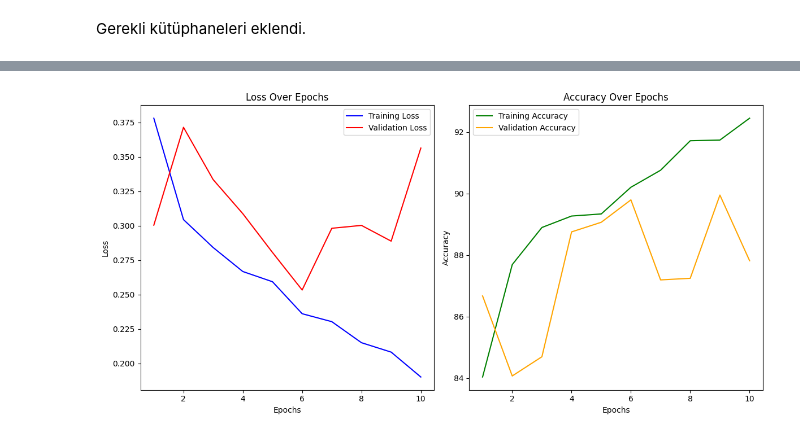
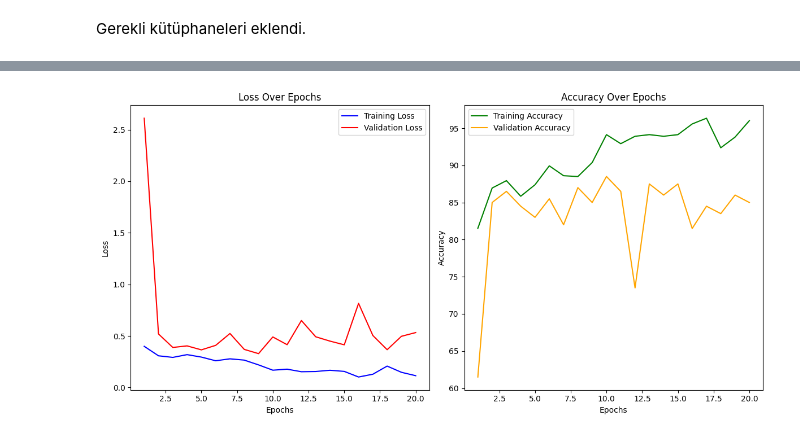
Before and after one commit to bahardmr08/Sagl-ktaYapayZeka, a Jupyter notebook: skin_cancer.ipynb, the cells around one changed output, grey strips where cells are left out. Saved outputs shown, nothing was run; the diff lists cells and outputs as text; code cells hidden in the pictures.

Commit message:
20 epoch eğitildi

```diff
--- a/skin_cancer.ipynb
+++ b/skin_cancer.ipynb
@@ -18,8 +18,8 @@ from PIL import Image
 from tqdm import tqdm
 # %%
 # Eğitim ve test veri dizinlerinin bulunduğu yerler
-train_data_dir = r'C:\\Users\\bahar\\melanoma_cancer\\train'
-test_data_dir = r'C:\\Users\bahar\\melanoma_cancer\\test'
+train_data_dir = r'C:\\archive\\melanoma_cancer_dataset\\test'
+test_data_dir = r'C:\\archive\\melanoma_cancer_dataset\\train'
 # %%
 # Veri yükleme fonksiyonu (yalnızca görüntü dosyalarını seçer)
 def load_data(data_dir):
@@ -213,7 +216,7 @@ from imblearn.over_sampling import SMOTE
 device = torch.device("cuda" if torch.cuda.is_available() else "cpu")
 model = model.to(device)
 
-def train_model(model, train_loader, val_loader, criterion, optimizer, scheduler=None, num_epochs=10, smote=True, batch_size=8):
+def train_model(model, train_loader, val_loader, criterion, optimizer, scheduler=None, num_epochs=20, smote=True, batch_size=16):
     train_losses, val_losses = [], []
     train_accuracies, val_accuracies = [], []
 
@@ -228,6 +231,8 @@ def train_model(model, train_loader, val_loader, criterion, optimizer, scheduler
 
         # Eğitim verilerini topla ve etiketleri sayısal değerlere dönüştür
         for images, labels in train_loader:
+            if isinstance(labels, torch.Tensor):
+                labels = labels.numpy()  # Eğer etiketler tensor ise, NumPy dizisine dönüştür
             labels = label_encoder.fit_transform(labels)  # Etiketleri sayısal değerlere dönüştür
             all_train_data.append(images)
             all_train_labels.append(torch.tensor(labels, dtype=torch.long))  # NumPy yerine Tensor olarak ekle
@@ -269,6 +274,7 @@ def train_model(model, train_loader, val_loader, criterion, optimizer, scheduler
 
         # SMOTE sonrası veriyi yeniden şekillendir (4D format: batch_size, channels, height, width)
         X_res_tensor = X_res_tensor.view(-1, 3, 224, 224)  # 3 kanal ve 224x224 boyutundaysa
+        print("X_res_tensor shape before reshaping:", X_res_tensor.shape)
 
         # Yeni eğitim veri kümesi
         train_dataset = TensorDataset(X_res_tensor, y_res_tensor)
@@ -282,7 +288,16 @@ def train_model(model, train_loader, val_loader, criterion, optimizer, scheduler
         correct = 0
 
         for images, labels in tqdm(train_loader, desc=f"Epoch {epoch+1}/{num_epochs} - Training"):
-            images, labels = images.to(device), labels.to(device)
+            # Ensure that images and labels are tensors
+            images = images.to(device)
+
+            # Etiketleri sayısal hale getirin (eğer hala string ise)
+            if isinstance(labels, torch.Tensor):
+                labels = labels.to(device)
+            else:
+                # Eğer etiketler metinse, sayısal hale getir
+                labels = label_encoder.transform(labels)
+                labels = torch.tensor(labels, dtype=torch.long).to(device)
 
             # Optimizasyonu sıfırla
             optimizer.zero_grad()
@@ -320,7 +335,14 @@ def train_model(model, train_loader, val_loader, criterion, optimizer, scheduler
 
         with torch.no_grad():
             for images, labels in val_loader:
-                images, labels = images.to(device), labels.to(device)
+                images = images.to(device)
+
+                if isinstance(labels, torch.Tensor):
+                    labels = labels.to(device)
+                else:
+                    labels = label_encoder.transform(labels)
+                    labels = torch.tensor(labels, dtype=torch.long).to(device)
+
                 outputs = model(images)
                 loss = criterion(outputs, labels)
 
@@ -340,7 +362,7 @@ def train_model(model, train_loader, val_loader, criterion, optimizer, scheduler
 
 # Modeli eğitin
 train_losses, train_accuracies, val_losses, val_accuracies = train_model(
-    model, train_loader, val_loader, criterion, optimizer, num_epochs=10, smote=True, batch_size=8
+    model, train_loader, val_loader, criterion, optimizer, num_epochs=20, smote=True, batch_size=16
 )
 # %% [output]
 Applying batched SMOTE for class balancing...
@@ -367,35 +393,35 @@ Validation Loss: 0.3563, Validation Accuracy: 87.82%
 # %%
 # Kayıp ve doğruluk grafiklerini çizme
 def plot_metrics(train_losses, train_accuracies, val_losses, val_accuracies, num_epochs):
     epochs = range(1, num_epochs + 1)
 
     plt.figure(figsize=(12, 6))
 
     # Kayıp (Loss) grafiği
     plt.subplot(1, 2, 1)
     plt.plot(epochs, train_losses, label='Training Loss', color='blue')
     plt.plot(epochs, val_losses, label='Validation Loss', color='red')
     plt.title('Loss Over Epochs')
     plt.xlabel('Epochs')
     plt.ylabel('Loss')
     plt.legend()
 
     # Doğruluk (Accuracy) grafiği
     plt.subplot(1, 2, 2)
     plt.plot(epochs, train_accuracies, label='Training Accuracy', color='green')
     plt.plot(epochs, val_accuracies, label='Validation Accuracy', color='orange')
     plt.title('Accuracy Over Epochs')
     plt.xlabel('Epochs')
     plt.ylabel('Accuracy')
     plt.legend()
 
     plt.tight_layout()
     plt.show()
 
 # Grafik çizme
-plot_metrics(train_losses, train_accuracies, val_losses, val_accuracies, num_epochs=10)
+plot_metrics(train_losses, train_accuracies, val_losses, val_accuracies, num_epochs=20)
 # %% [output]
-[figure, old version]
+[figure, new version]
 # %%
 from sklearn.metrics import classification_report, confusion_matrix
 import seaborn as sns
```
Also changed, not shown: parts of 6 cells of this notebook.
